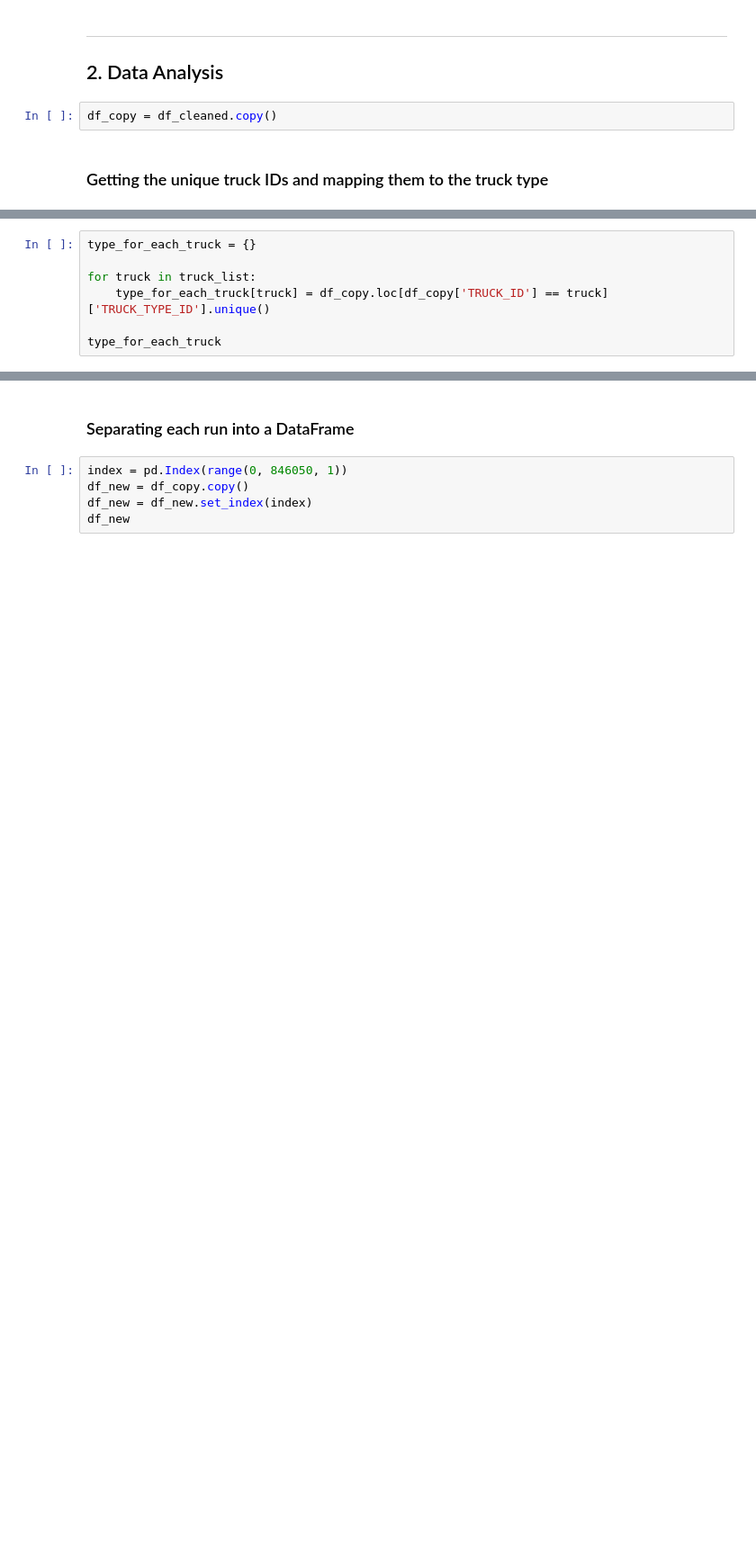
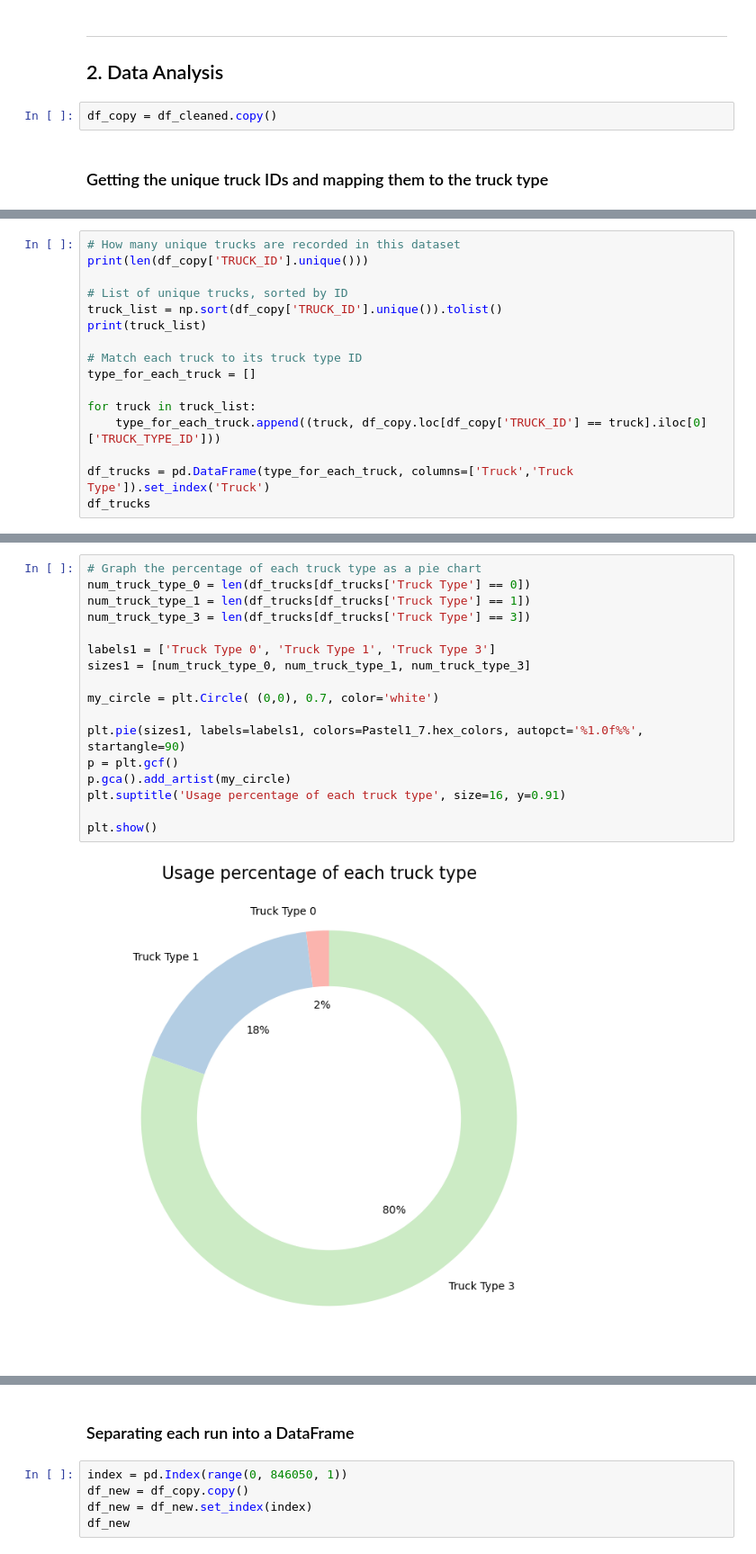
Before and after one commit to baumannkev/QDS_Hacks, a Jupyter notebook: Tracy_QDS_2023.ipynb, the cells around one changed output, grey strips where cells are left out. Shown at 90% size. Cells and saved outputs as stored; diff of their text form; blank space fills up the shorter version.

Commit message:
Updated dataset - Ver 3

```diff
--- a/Tracy_QDS_2023.ipynb
+++ b/Tracy_QDS_2023.ipynb
@@ -214,7 +204,0 @@ print(truck_list)
-# %%
-type_for_each_truck = {}
-
-for truck in truck_list:
-    type_for_each_truck[truck] = df_copy.loc[df_copy['TRUCK_ID'] == truck]['TRUCK_TYPE_ID'].unique()
-
-type_for_each_truck
@@ -266,0 +205,16 @@ Total records of TRUCK TYPE 3: 652011
+# %%
+# How many unique trucks are recorded in this dataset
+print(len(df_copy['TRUCK_ID'].unique()))
+
+# List of unique trucks, sorted by ID
+truck_list = np.sort(df_copy['TRUCK_ID'].unique()).tolist()
+print(truck_list)
+
+# Match each truck to its truck type ID
+type_for_each_truck = []
+
+for truck in truck_list:
+    type_for_each_truck.append((truck, df_copy.loc[df_copy['TRUCK_ID'] == truck].iloc[0]['TRUCK_TYPE_ID']))
+
+df_trucks = pd.DataFrame(type_for_each_truck, columns=['Truck','Truck Type']).set_index('Truck')
+df_trucks
@@ -266,0 +242,19 @@ Total records of TRUCK TYPE 3: 652011
+# %%
+# Graph the percentage of each truck type as a pie chart
+num_truck_type_0 = len(df_trucks[df_trucks['Truck Type'] == 0])
+num_truck_type_1 = len(df_trucks[df_trucks['Truck Type'] == 1])
+num_truck_type_3 = len(df_trucks[df_trucks['Truck Type'] == 3])
+
+labels1 = ['Truck Type 0', 'Truck Type 1', 'Truck Type 3']
+sizes1 = [num_truck_type_0, num_truck_type_1, num_truck_type_3]
+
+my_circle = plt.Circle( (0,0), 0.7, color='white')
+
+plt.pie(sizes1, labels=labels1, colors=Pastel1_7.hex_colors, autopct='%1.0f%%', startangle=90)
+p = plt.gcf()
+p.gca().add_artist(my_circle)
+plt.suptitle('Usage percentage of each truck type', size=16, y=0.91)
+
+plt.show()
+# %% [output]
+[figure, added]
```
Also changed, not shown: parts of 44 cells of this notebook.
